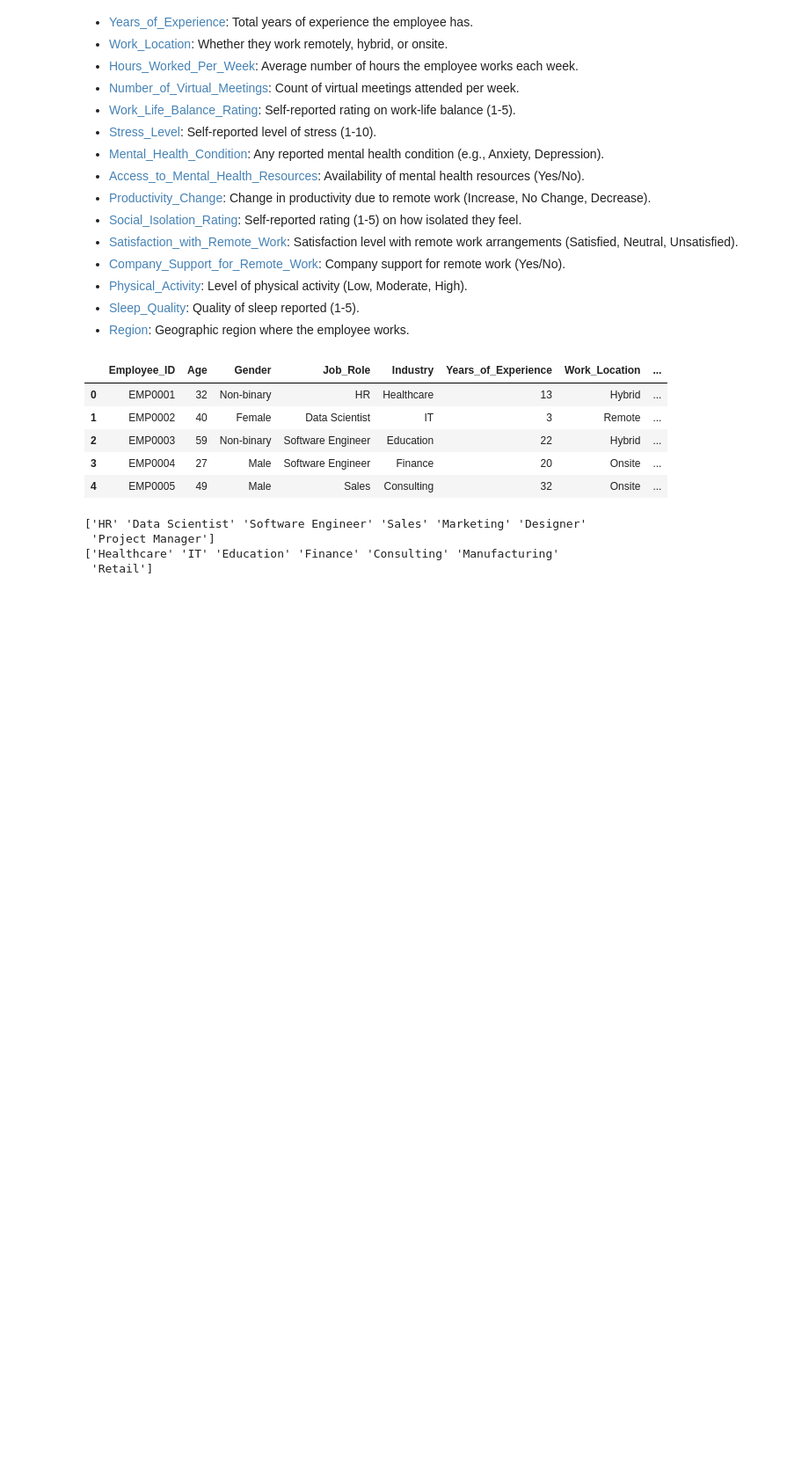
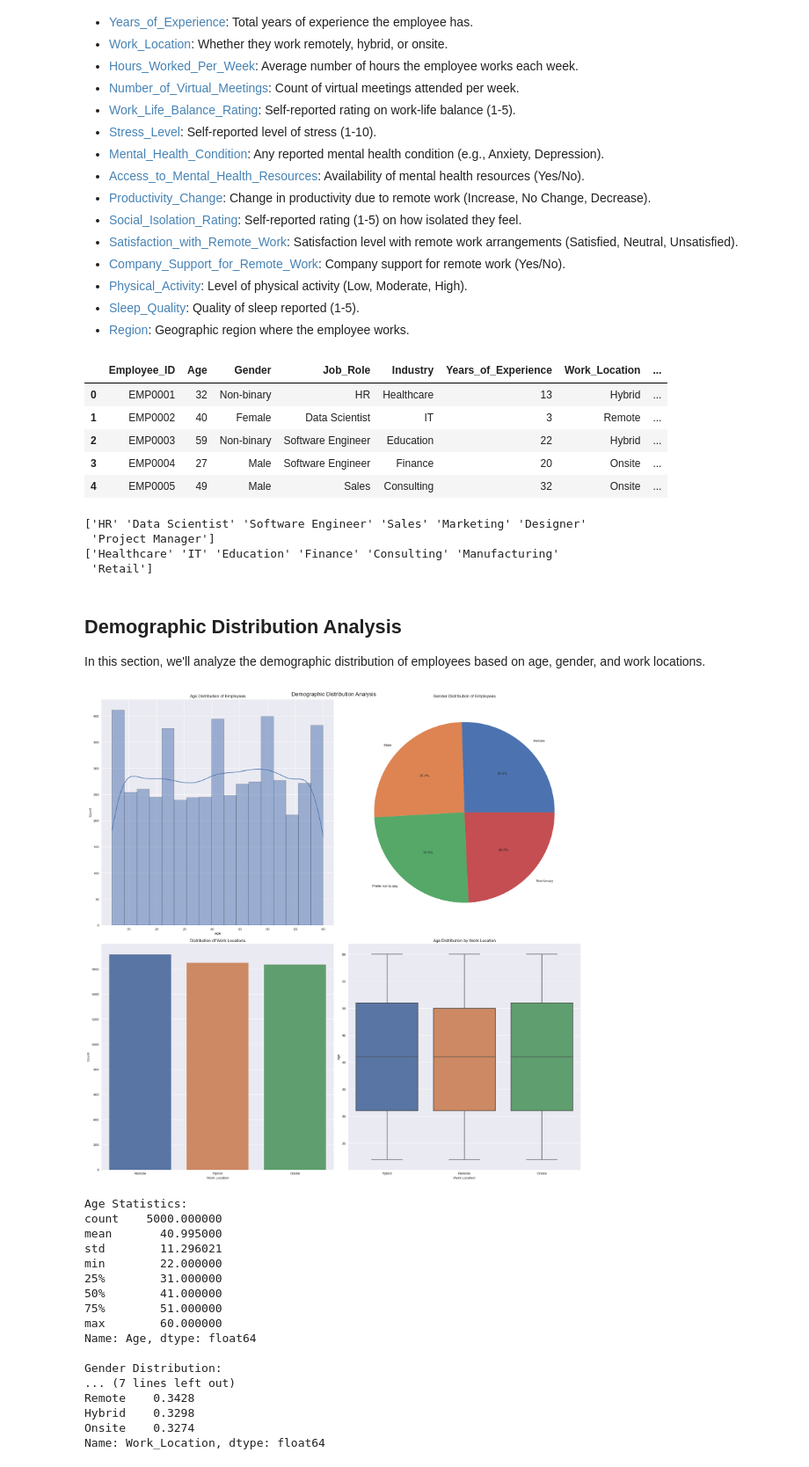
Before and after one commit to ryantpham/RW_MentalHealthEDA, a Jupyter notebook: RemoteWork_MentalHealth_Analysis.ipynb, the cells around one changed output. Shown at 88% size. Drawn from its saved outputs; the diff is of its cells as text; code cells hidden in the pictures; blank space fills up the shorter version.

```diff
--- a/RemoteWork_MentalHealth_Analysis.ipynb
+++ b/RemoteWork_MentalHealth_Analysis.ipynb
@@ -48,3 +50,71 @@ print(df['Industry'].unique())
  'Project Manager']
 ['Healthcare' 'IT' 'Education' 'Finance' 'Consulting' 'Manufacturing'
  'Retail']
+# %% [markdown]
+## Demographic Distribution Analysis
+
+In this section, we'll analyze the demographic distribution of employees based on age, gender, and work locations.
+# %%
+# Set up the plotting style
+plt.style.use('seaborn')
+sns.set_palette("deep")
+
+# Create a figure with subplots
+fig, axs = plt.subplots(2, 2, figsize=(20, 20))
+fig.suptitle('Demographic Distribution Analysis', fontsize=16)
+
+# 1. Age distribution
+sns.histplot(data=df, x='Age', kde=True, ax=axs[0, 0])
+axs[0, 0].set_title('Age Distribution of Employees')
+axs[0, 0].set_xlabel('Age')
+axs[0, 0].set_ylabel('Count')
+
+# 2. Gender breakdown
+gender_counts = df['Gender'].value_counts()
+axs[0, 1].pie(gender_counts.values, labels=gender_counts.index, autopct='%1.1f%%')
+axs[0, 1].set_title('Gender Distribution of Employees')
+
+# 3. Work Location distribution
+location_counts = df['Work_Location'].value_counts()
+sns.barplot(x=location_counts.index, y=location_counts.values, ax=axs[1, 0])
+axs[1, 0].set_title('Distribution of Work Locations')
+axs[1, 0].set_xlabel('Work Location')
+axs[1, 0].set_ylabel('Count')
+
+# 4. Age distribution by Work Location
+sns.boxplot(data=df, x='Work_Location', y='Age', ax=axs[1, 1])
+axs[1, 1].set_title('Age Distribution by Work Location')
+axs[1, 1].set_xlabel('Work Location')
+axs[1, 1].set_ylabel('Age')
+
+plt.tight_layout()
+plt.show()
+
+# Print summary statistics
+print("Age Statistics:")
+print(df['Age'].describe())
+
+print("\nGender Distribution:")
+print(df['Gender'].value_counts(normalize=True))
+
+print("\nWork Location Distribution:")
+print(df['Work_Location'].value_counts(normalize=True))
+# %% [output]
+[figure, added]
+Age Statistics:
+count    5000.000000
+mean       40.995000
+std        11.296021
+min        22.000000
+25%        31.000000
+50%        41.000000
+75%        51.000000
+max        60.000000
+Name: Age, dtype: float64
+
+Gender Distribution:
+... (7 lines left out)
+Remote    0.3428
+Hybrid    0.3298
+Onsite    0.3274
+Name: Work_Location, dtype: float64
```
Also changed, not shown: parts of 1 cell of this notebook.
